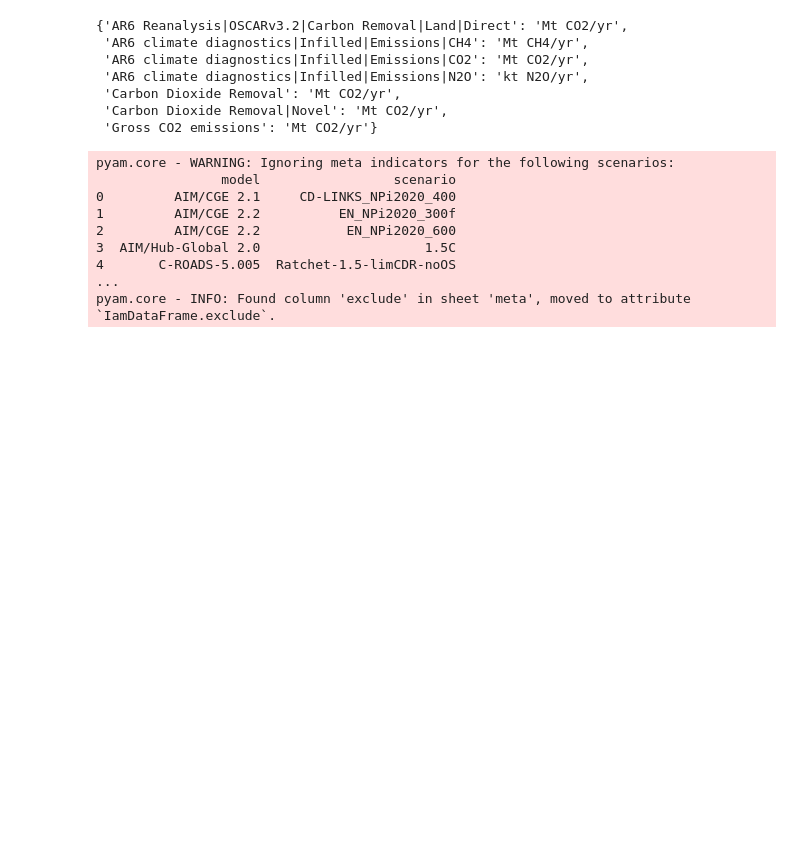
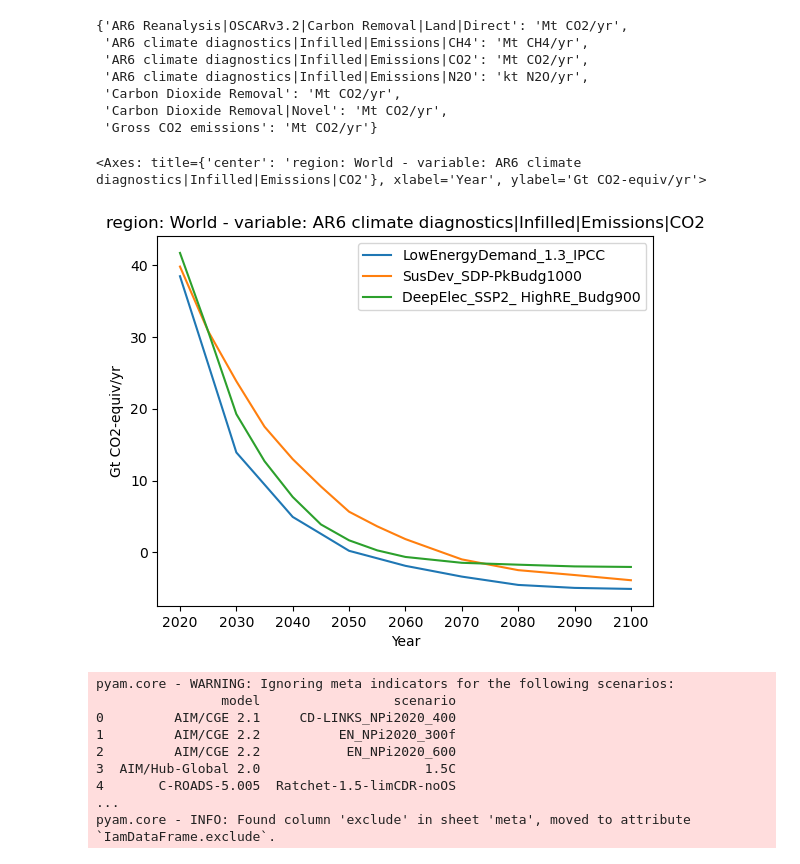
Before and after one commit to gaurav-ganti/cdr_climate_uncertainty, a Jupyter notebook: notebooks/602_figure2.ipynb, the cells around one changed output. Saved outputs shown, nothing was run; the diff lists cells and outputs as text; code cells hidden in the pictures; blank space fills up the shorter version.

Commit message:
Add final figure 2

```diff
--- a/notebooks/602_figure2.ipynb
+++ b/notebooks/602_figure2.ipynb
@@ -381,6 +415,13 @@ df_emissions_illustrative.add(
     ignore_units='Gt CO2-equiv/yr',
     append=True
 )
+# %%
+imp = pyam.IamDataFrame(df_emissions_illustrative.timeseries().reset_index().set_index(['model', 'scenario']).loc[ipcc_imp, :])
+# %%
+imp.filter(variable='AR6 climate diagnostics|Infilled|Emissions|CO2').plot(color='scenario')
+# %% [output]
+<Axes: title={'center': 'region: World - variable: AR6 climate diagnostics|Infilled|Emissions|CO2'}, xlabel='Year', ylabel='Gt CO2-equiv/yr'>
+[figure, added]
 # %%
 df_emissions_illustrative.load_meta(
     Path(
```
Also changed, not shown: parts of 10 cells of this notebook.
